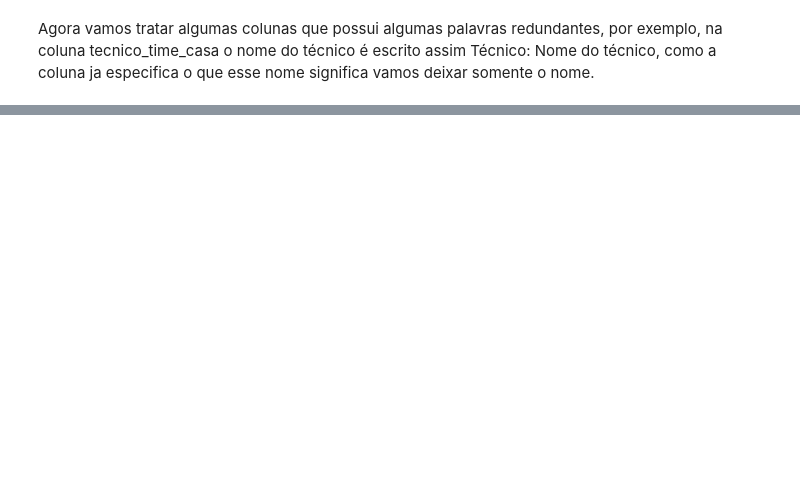
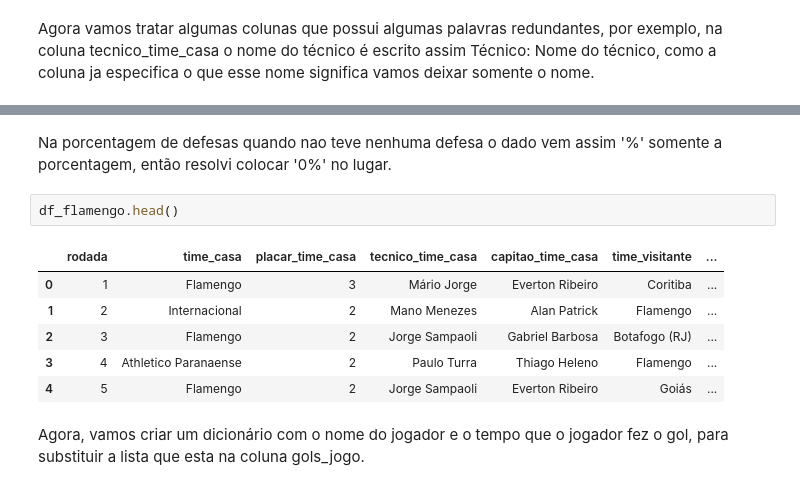
Before and after one commit to Fabio-luiz-sousa/flamengo_analysis_brasileiro_2023, a Jupyter notebook: part_2_data_cleaning/data_cleaning.ipynb, the cells around one changed output, grey strips where cells are left out. Drawn from its saved outputs; the diff is of its cells as text; blank space fills up the shorter version.

```diff
--- a/part_2_data_cleaning/data_cleaning.ipynb
+++ b/part_2_data_cleaning/data_cleaning.ipynb
@@ -125,0 +176,13 @@ remove_redundancy(columns,df_flamengo)
+# %% [markdown]
+Na porcentagem de defesas quando nao teve nenhuma defesa o dado vem assim '%' somente a porcentagem, então resolvi colocar '0%' no lugar.
+# %%
+df_flamengo.head()
+# %% [output]
+|  | rodada | time_casa | placar_time_casa | tecnico_time_casa | capitao_time_casa | time_visitante | ... |
+| 0 | 1 | Flamengo | 3 | Mário Jorge | Everton Ribeiro | Coritiba | ... |
+| 1 | 2 | Internacional | 2 | Mano Menezes | Alan Patrick | Flamengo | ... |
+| 2 | 3 | Flamengo | 2 | Jorge Sampaoli | Gabriel Barbosa | Botafogo (RJ) | ... |
+| 3 | 4 | Athletico Paranaense | 2 | Paulo Turra | Thiago Heleno | Flamengo | ... |
+| 4 | 5 | Flamengo | 2 | Jorge Sampaoli | Everton Ribeiro | Goiás | ... |
+# %% [markdown]
+Agora, vamos criar um dicionário com o nome do jogador e o tempo que o jogador fez o gol, para substituir a lista que esta na coluna gols_jogo.
```
Also changed, not shown: parts of 15 cells of this notebook.
